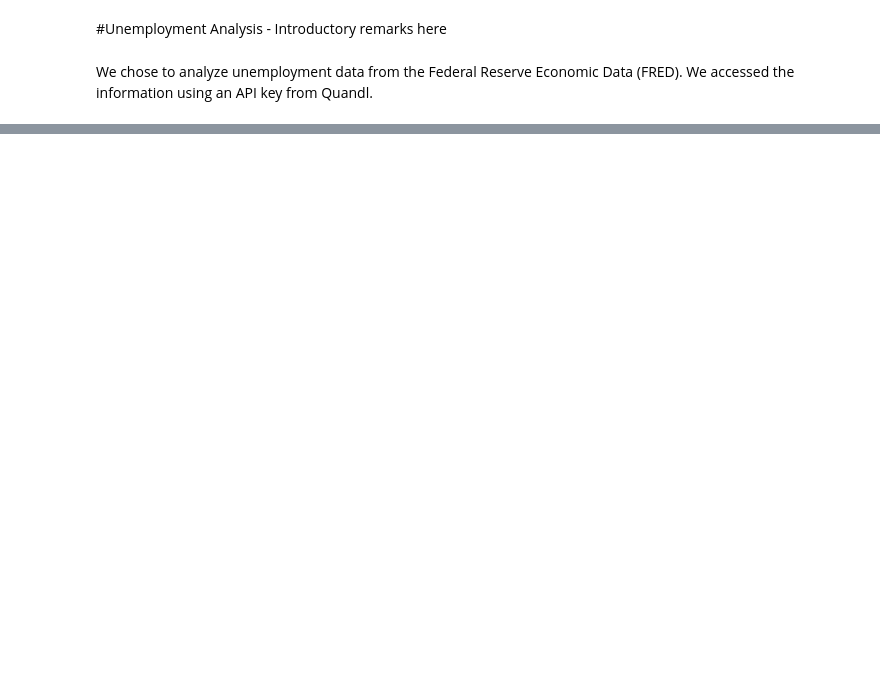
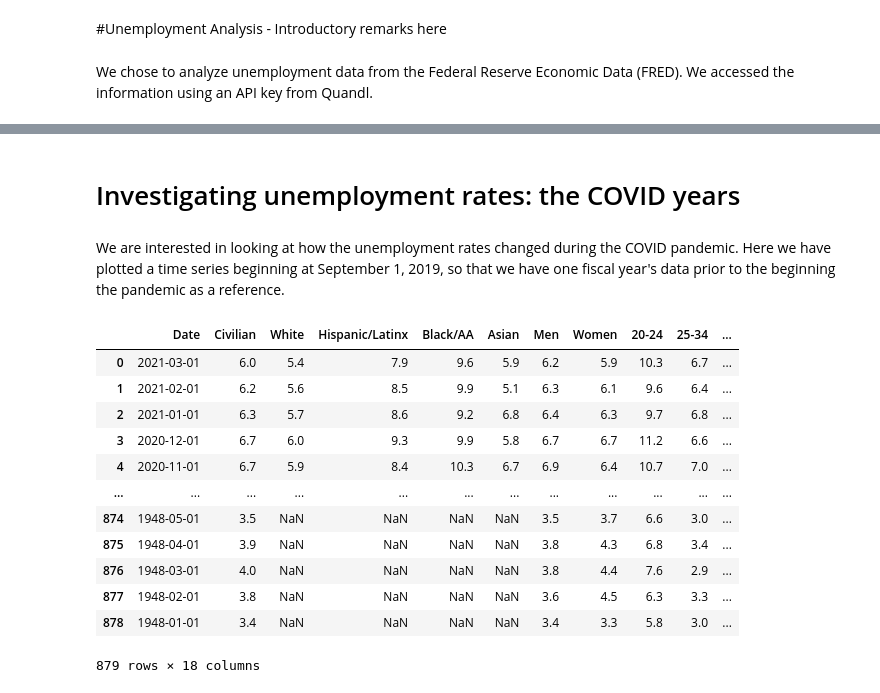
Before and after one commit to Tanishakapoor1990/project-repository, a Jupyter notebook: Unemployment_Lilla_edit_042521.ipynb, the cells around one changed output, grey strips where cells are left out. Drawn from its saved outputs; the diff is of its cells as text; code cells hidden in the pictures; blank space fills up the shorter version.

```diff
--- a/Unemployment_Lilla_edit_042521.ipynb
+++ b/Unemployment_Lilla_edit_042521.ipynb
@@ -708,0 +243,25 @@ NameError: name 'plt' is not defined
+# %% [markdown]
+# Investigating unemployment rates: the COVID years
+# %% [markdown]
+We are interested in looking at how the unemployment rates changed during the COVID pandemic. Here we have plotted a time series beginning at September 1, 2019, so that we have one fiscal year's data prior to the beginning the pandemic as a reference.
+# %%
+# Create COVID dataframe by reading .csv and applying a filter
+COVID = pd.read_csv('unemployment.csv')
+COVID.drop(columns = ['Unnamed: 0'], inplace = True)
+COVID.columns = ['Date', 'Civilian','White', 'Hispanic/Latinx','Black/AA', 'Asian', 'Men', 'Women', '20-24','25-34','35-44',
+                           '45-54', '>55','Less_than_HS', 'HS', 'College', 'Masters', 'PhD']
+COVID
+# %% [output]
+|  | Date | Civilian | White | Hispanic/Latinx | Black/AA | Asian | Men | Women | 20-24 | 25-34 | ... |
+| 0 | 2021-03-01 | 6.0 | 5.4 | 7.9 | 9.6 | 5.9 | 6.2 | 5.9 | 10.3 | 6.7 | ... |
+| 1 | 2021-02-01 | 6.2 | 5.6 | 8.5 | 9.9 | 5.1 | 6.3 | 6.1 | 9.6 | 6.4 | ... |
+| 2 | 2021-01-01 | 6.3 | 5.7 | 8.6 | 9.2 | 6.8 | 6.4 | 6.3 | 9.7 | 6.8 | ... |
+| 3 | 2020-12-01 | 6.7 | 6.0 | 9.3 | 9.9 | 5.8 | 6.7 | 6.7 | 11.2 | 6.6 | ... |
+| 4 | 2020-11-01 | 6.7 | 5.9 | 8.4 | 10.3 | 6.7 | 6.9 | 6.4 | 10.7 | 7.0 | ... |
+| ... | ... | ... | ... | ... | ... | ... | ... | ... | ... | ... | ... |
+| 874 | 1948-05-01 | 3.5 | NaN | NaN | NaN | NaN | 3.5 | 3.7 | 6.6 | 3.0 | ... |
+| 875 | 1948-04-01 | 3.9 | NaN | NaN | NaN | NaN | 3.8 | 4.3 | 6.8 | 3.4 | ... |
+| 876 | 1948-03-01 | 4.0 | NaN | NaN | NaN | NaN | 3.8 | 4.4 | 7.6 | 2.9 | ... |
+| 877 | 1948-02-01 | 3.8 | NaN | NaN | NaN | NaN | 3.6 | 4.5 | 6.3 | 3.3 | ... |
+| 878 | 1948-01-01 | 3.4 | NaN | NaN | NaN | NaN | 3.4 | 3.3 | 5.8 | 3.0 | ... |
+879 rows × 18 columns
```
Also changed, not shown: parts of 114 cells of this notebook.
